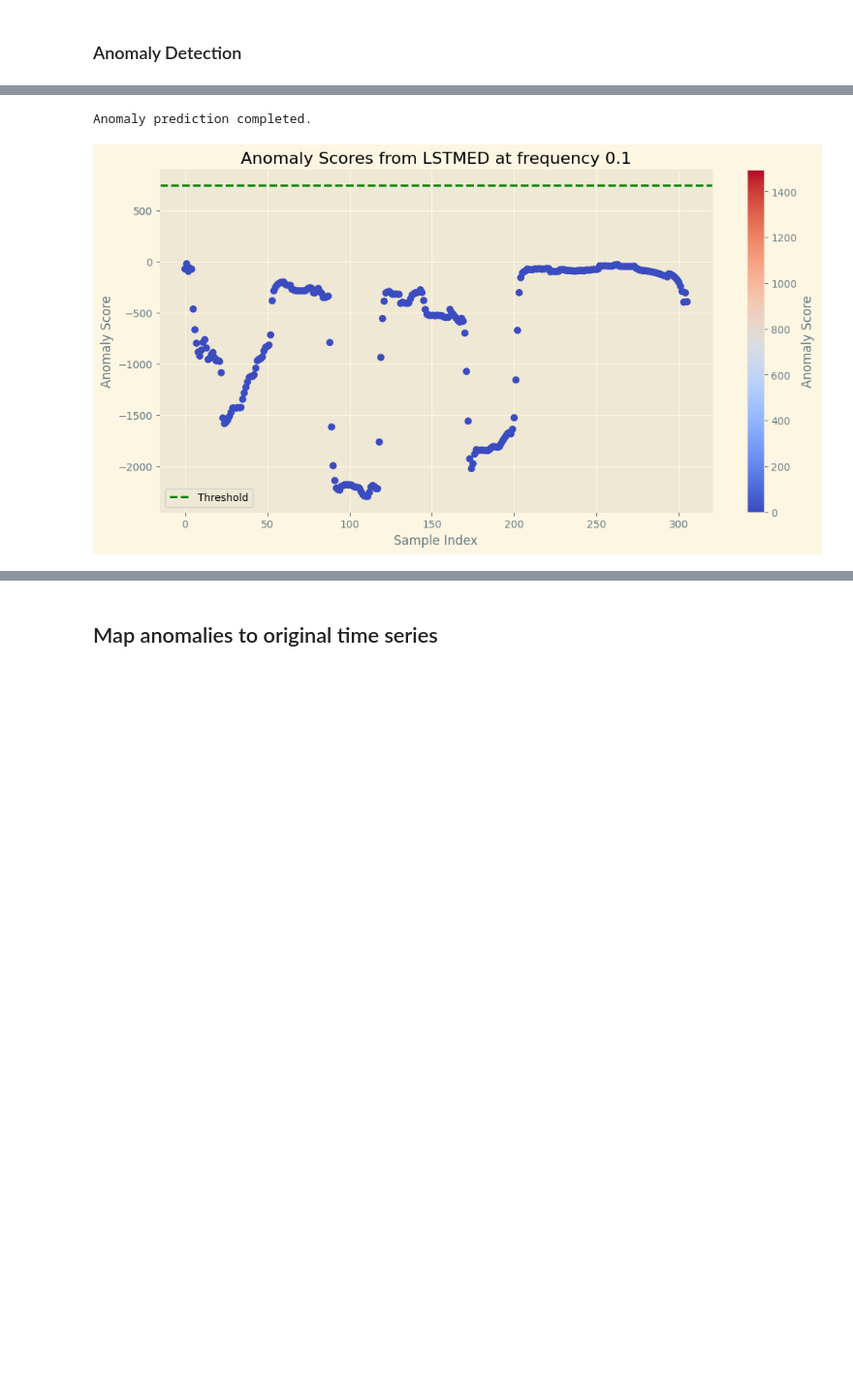
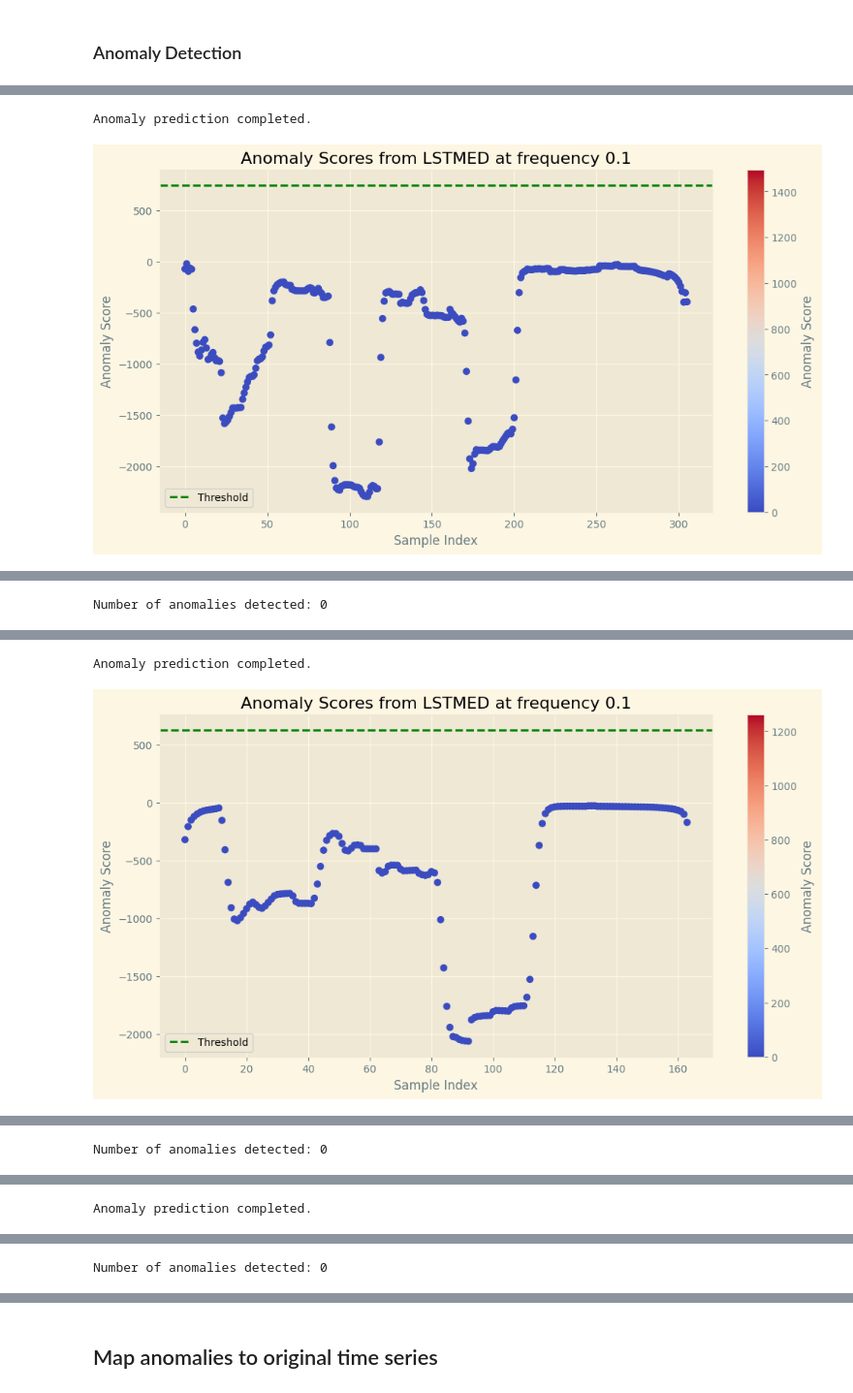
Before and after one commit to Anatr1/timeseries-anomaly-detection, a Jupyter notebook: src/test_dagmm.ipynb, the cells around one changed output, grey strips where cells are left out. Shown at 97% size. Saved outputs shown, nothing was run; the diff lists cells and outputs as text; code cells hidden in the pictures; blank space fills up the shorter version.

```diff
--- a/src/test_dagmm.ipynb
+++ b/src/test_dagmm.ipynb
@@ -91,6 +92,14 @@ collisions_init = collisions[collisions['Inizio/fine'] == "i"].Timestamp - pd.to
 filepath_csv = [os.path.join(ROOTDIR_DATASET_ANOMALY, f"rec{r}_collision_20220811_rbtc_{freq}s.csv") for r in [1, 5]]
 filepath_meta = [os.path.join(ROOTDIR_DATASET_ANOMALY, f"rec{r}_collision_20220811_rbtc_{freq}s.metadata") for r in [1, 5]]
 df_action_collision, df_collision, df_meta_collision, action2int_collision = get_df_action(filepath_csv, filepath_meta)
+
+filepath_csv = [os.path.join(ROOTDIR_DATASET_ANOMALY, f"rec1_collision_20220811_rbtc_{freq}s.csv")]
+filepath_meta = [os.path.join(ROOTDIR_DATASET_ANOMALY, f"rec1_collision_20220811_rbtc_{freq}s.metadata")]
+df_action_collision_1, df_collision_1, df_meta_collision_1, action2int_collision_1 = get_df_action(filepath_csv, filepath_meta)
+
+filepath_csv = [os.path.join(ROOTDIR_DATASET_ANOMALY, f"rec5_collision_20220811_rbtc_{freq}s.csv")]
+filepath_meta = [os.path.join(ROOTDIR_DATASET_ANOMALY, f"rec5_collision_20220811_rbtc_{freq}s.metadata")]
+df_action_collision_5, df_collision_5, df_meta_collision_5, action2int_collision_5 = get_df_action(filepath_csv, filepath_meta)
 # %% [output]
 Loading data.
 Found 31 different actions.
@@ -106,6 +123,8 @@ start_time = time.time()
 frequency = 1/float(freq)
 df_features = get_features_ts("statistical", df_action, df_meta, frequency, action2int)
 df_features_collision = get_features_ts("statistical", df_action_collision, df_meta_collision, frequency, action2int_collision)
+df_features_collision_1 = get_features_ts("statistical", df_action_collision_1, df_meta_collision_1, frequency, action2int_collision_1)
+df_features_collision_5 = get_features_ts("statistical", df_action_collision_5, df_meta_collision_5, frequency, action2int_collision_5)
 print("--- %s seconds ---" % (time.time() - start_time))
 # %% [output]
 Computing features.
@@ -139,0 +157,4 @@ y_test shape: (306,)
+# %%
+X_train, y_train, X_test, y_test = get_train_test_data(df_features, df_features_collision)
+X_train1, y_train1, X_test1, y_test1 = get_train_test_data(df_features, df_features_collision_1, full_normal=True)
+X_train5, y_train5, X_test5, y_test5 = get_train_test_data(df_features, df_features_collision_5, full_normal=True)
@@ -189,6 +228,8 @@ DAGMM training completed.
 ### Anomaly Detection
 # %%
 anomaly_scores, anomalies_detected = plot_anomalies(classifier, X_test, y_test, freq)
+anomaly_scores1, anomalies_detected1 = plot_anomalies(classifier, X_test1, y_test1, freq)
+anomaly_scores5, anomalies_detected5 = plot_anomalies(classifier, X_test5, y_test5, freq)
 # %% [output]
 WARNING:root:Determinant was negative! Clipping Eigenvalues to 0+epsilon from -3.353300996877806e-07
 WARNING:root:Determinant was negative! Clipping Eigenvalues to 0+epsilon from -1.2798491866305994e-07
@@ -212,0 +270 @@ Number of anomalies detected: 0
+Number of anomalies detected: 0
@@ -212,0 +288,2 @@ Number of anomalies detected: 0
+Anomaly prediction completed.
+[figure, added]
@@ -212,0 +307 @@ Number of anomalies detected: 0
+Number of anomalies detected: 0
@@ -212,0 +325 @@ Number of anomalies detected: 0
+Anomaly prediction completed.
@@ -213,2 +327,3 @@ Number of anomalies detected: 0
+Number of anomalies detected: 0
 # %%
 anomaly_scores, y_test_binary = compute_metrics(classifier, X_test, y_test)
```
Also changed, not shown: parts of 9 cells of this notebook, 9 other files.
